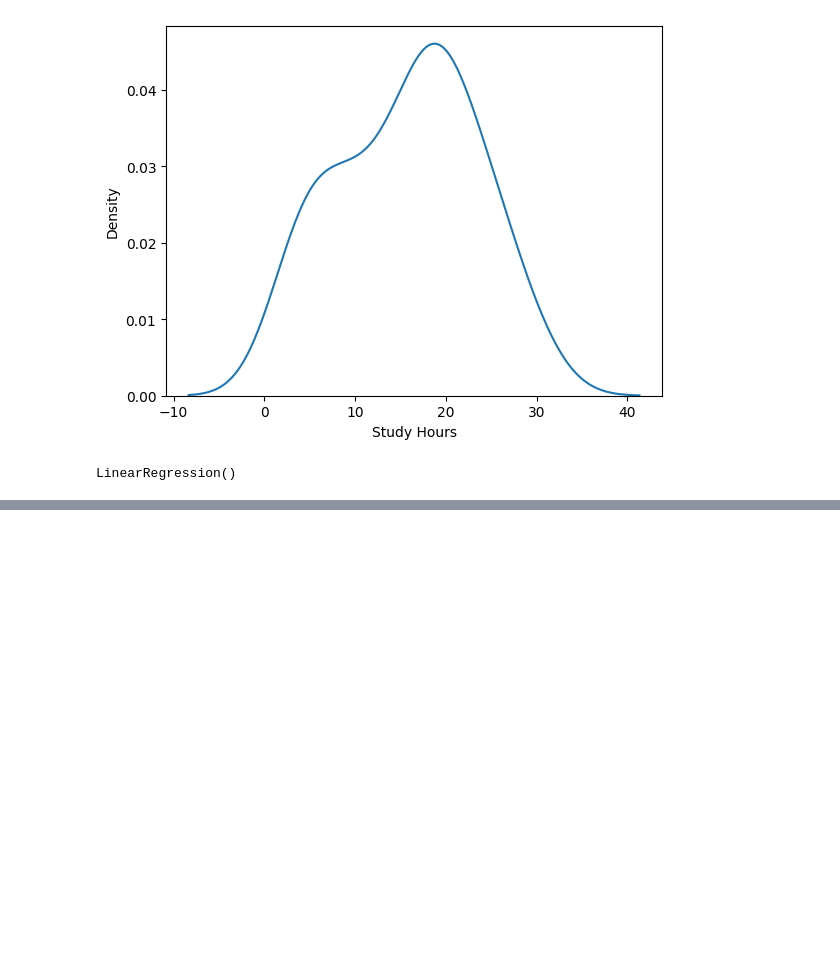
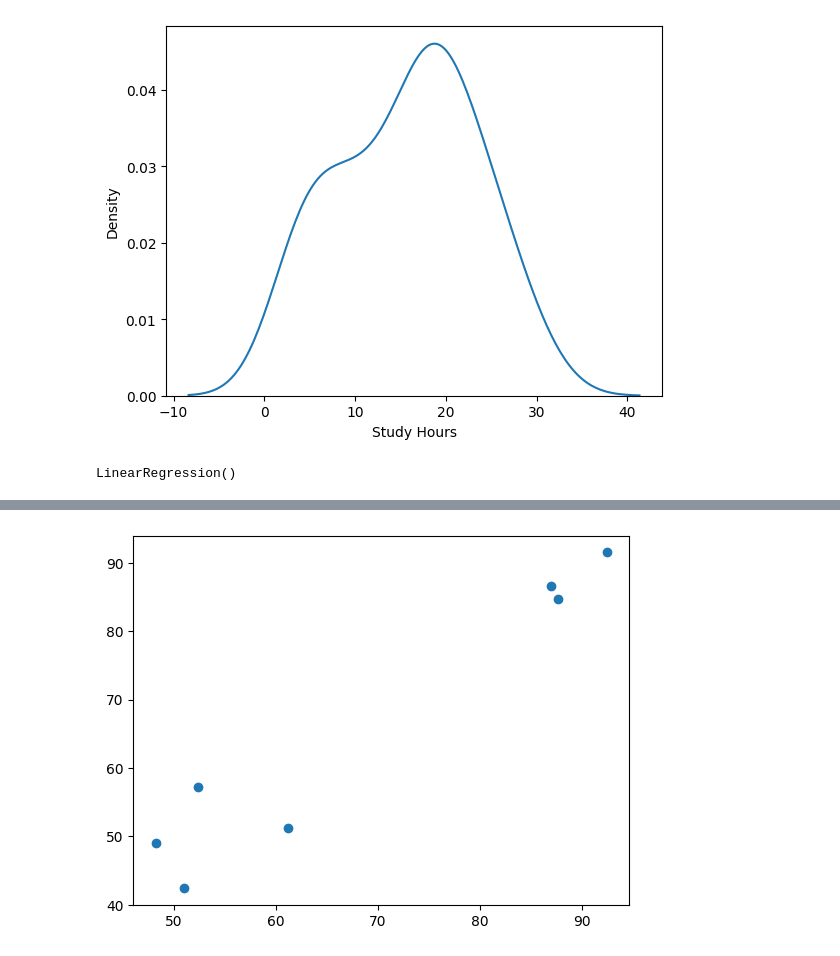
Before and after one commit to coopperr/study-hours-regression, a Jupyter notebook: simple_linear_regression.ipynb, the cells around one changed output, grey strips where cells are left out. Cells and saved outputs as stored; diff of their text form; code cells hidden in the pictures; blank space fills up the shorter version.

```diff
--- a/simple_linear_regression.ipynb
+++ b/simple_linear_regression.ipynb
@@ -96,0 +94,3 @@ array([82.8869146])
+# %%
+y_pred_test=regression.predict(X_test)
+y_test
@@ -96,0 +106,5 @@ array([82.8869146])
+# %%
+plt.scatter(y_pred_test,y_test)
+plt.show()
+# %% [output]
+[figure, added]
```
Also changed, not shown: parts of 15 cells of this notebook.
